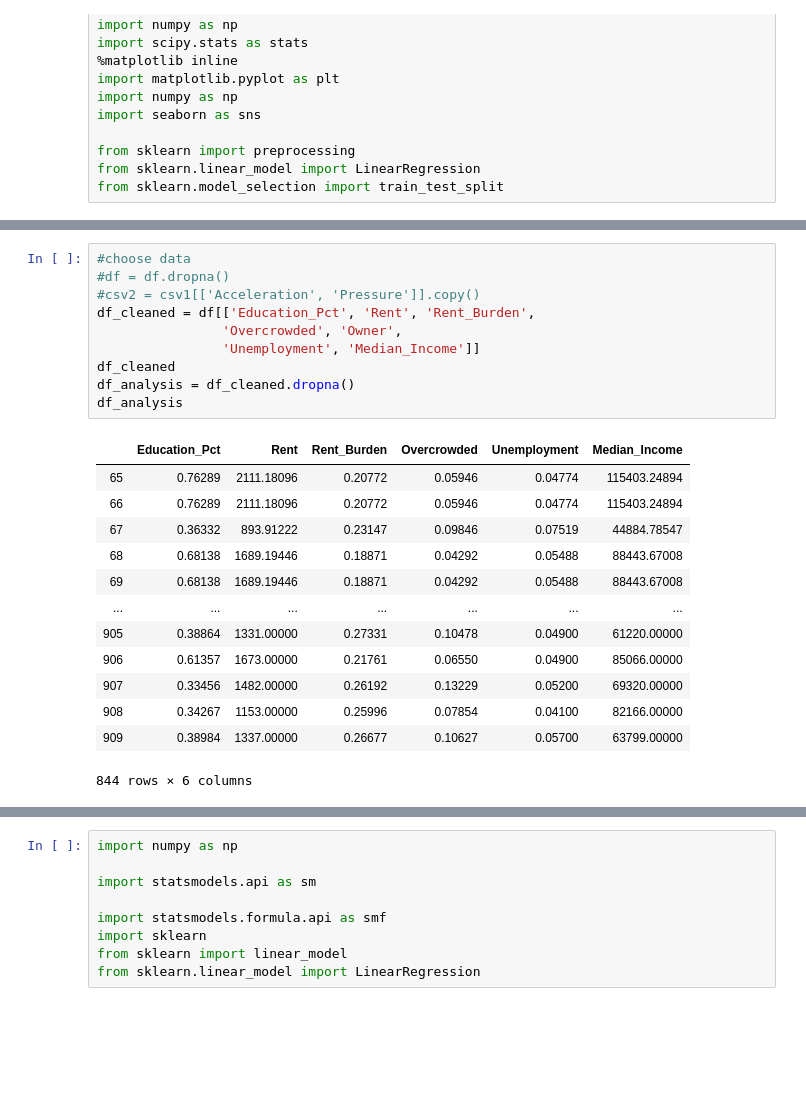
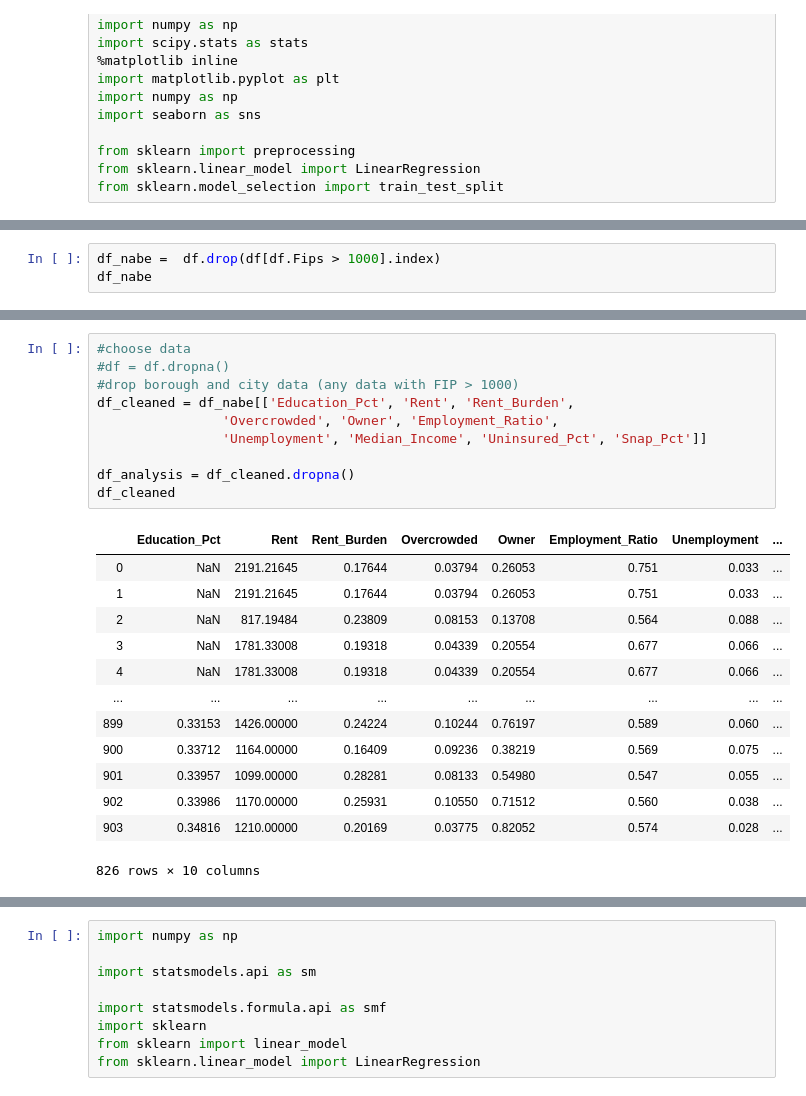
Before and after one commit to aforshee/machinelearning, a Jupyter notebook: Dev/AF/EdAttainmentModel.ipynb, the cells around one changed output, grey strips where cells are left out. Saved outputs shown, nothing was run; the diff lists cells and outputs as text; blank space fills up the shorter version.

```diff
--- a/Dev/AF/EdAttainmentModel.ipynb
+++ b/Dev/AF/EdAttainmentModel.ipynb
@@ -25,3 +25,6 @@ df.head(5)
 | 2 | 2 | 2005 | 103 | Lower East Side | 145556.00000 | 817.19484 | 0.23809 | 0.08153 | 0.13708 | ... |
 | 3 | 3 | 2005 | 104 | Chelsea/Clinton | 88754.39184 | 1781.33008 | 0.19318 | 0.04339 | 0.20554 | ... |
 | 4 | 4 | 2005 | 105 | Midtown Business District | 44420.60816 | 1781.33008 | 0.19318 | 0.04339 | 0.20554 | ... |
+# %%
+df_nabe =  df.drop(df[df.Fips > 1000].index)
+df_nabe
@@ -28,27 +45,27 @@ df.head(5)
 # %%
 #choose data
 #df = df.dropna()
-#csv2 = csv1[['Acceleration', 'Pressure']].copy()
-df_cleaned = df[['Education_Pct', 'Rent', 'Rent_Burden',
-                'Overcrowded', 'Owner',
-                'Unemployment', 'Median_Income']]
+#drop borough and city data (any data with FIP > 1000)
+df_cleaned = df_nabe[['Education_Pct', 'Rent', 'Rent_Burden',
+                'Overcrowded', 'Owner', 'Employment_Ratio',
+                'Unemployment', 'Median_Income', 'Uninsured_Pct', 'Snap_Pct']]
+
+df_analysis = df_cleaned.dropna()
 df_cleaned
-df_analysis = df_cleaned.dropna()
-df_analysis
 # %% [output]
-|  | Education_Pct | Rent | Rent_Burden | Overcrowded | Unemployment | Median_Income |
-| 65 | 0.76289 | 2111.18096 | 0.20772 | 0.05946 | 0.04774 | 115403.24894 |
-| 66 | 0.76289 | 2111.18096 | 0.20772 | 0.05946 | 0.04774 | 115403.24894 |
-| 67 | 0.36332 | 893.91222 | 0.23147 | 0.09846 | 0.07519 | 44884.78547 |
-| 68 | 0.68138 | 1689.19446 | 0.18871 | 0.04292 | 0.05488 | 88443.67008 |
-| 69 | 0.68138 | 1689.19446 | 0.18871 | 0.04292 | 0.05488 | 88443.67008 |
-| ... | ... | ... | ... | ... | ... | ... |
-| 905 | 0.38864 | 1331.00000 | 0.27331 | 0.10478 | 0.04900 | 61220.00000 |
-| 906 | 0.61357 | 1673.00000 | 0.21761 | 0.06550 | 0.04900 | 85066.00000 |
-| 907 | 0.33456 | 1482.00000 | 0.26192 | 0.13229 | 0.05200 | 69320.00000 |
-| 908 | 0.34267 | 1153.00000 | 0.25996 | 0.07854 | 0.04100 | 82166.00000 |
-| 909 | 0.38984 | 1337.00000 | 0.26677 | 0.10627 | 0.05700 | 63799.00000 |
+|  | Education_Pct | Rent | Rent_Burden | Overcrowded | Owner | Employment_Ratio | Unemployment | ... |
+| 0 | NaN | 2191.21645 | 0.17644 | 0.03794 | 0.26053 | 0.751 | 0.033 | ... |
+| 1 | NaN | 2191.21645 | 0.17644 | 0.03794 | 0.26053 | 0.751 | 0.033 | ... |
+| 2 | NaN | 817.19484 | 0.23809 | 0.08153 | 0.13708 | 0.564 | 0.088 | ... |
+| 3 | NaN | 1781.33008 | 0.19318 | 0.04339 | 0.20554 | 0.677 | 0.066 | ... |
+| 4 | NaN | 1781.33008 | 0.19318 | 0.04339 | 0.20554 | 0.677 | 0.066 | ... |
+| ... | ... | ... | ... | ... | ... | ... | ... | ... |
+| 899 | 0.33153 | 1426.00000 | 0.24224 | 0.10244 | 0.76197 | 0.589 | 0.060 | ... |
+| 900 | 0.33712 | 1164.00000 | 0.16409 | 0.09236 | 0.38219 | 0.569 | 0.075 | ... |
+| 901 | 0.33957 | 1099.00000 | 0.28281 | 0.08133 | 0.54980 | 0.547 | 0.055 | ... |
+| 902 | 0.33986 | 1170.00000 | 0.25931 | 0.10550 | 0.71512 | 0.560 | 0.038 | ... |
+| 903 | 0.34816 | 1210.00000 | 0.20169 | 0.03775 | 0.82052 | 0.574 | 0.028 | ... |
-844 rows × 6 columns
+826 rows × 10 columns
 # %%
 from pandas.plotting import scatter_matrix
 
```
Also changed, not shown: parts of 9 cells of this notebook.
